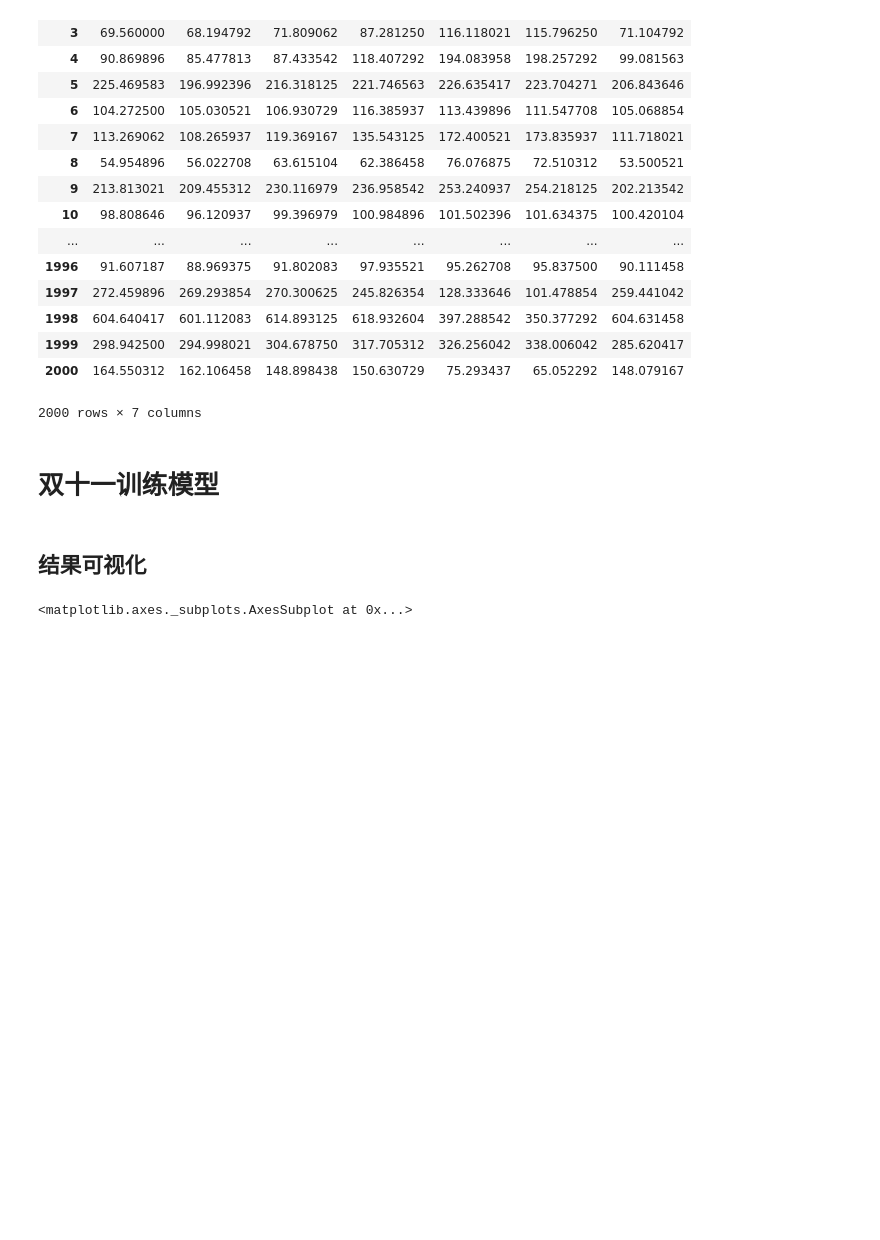
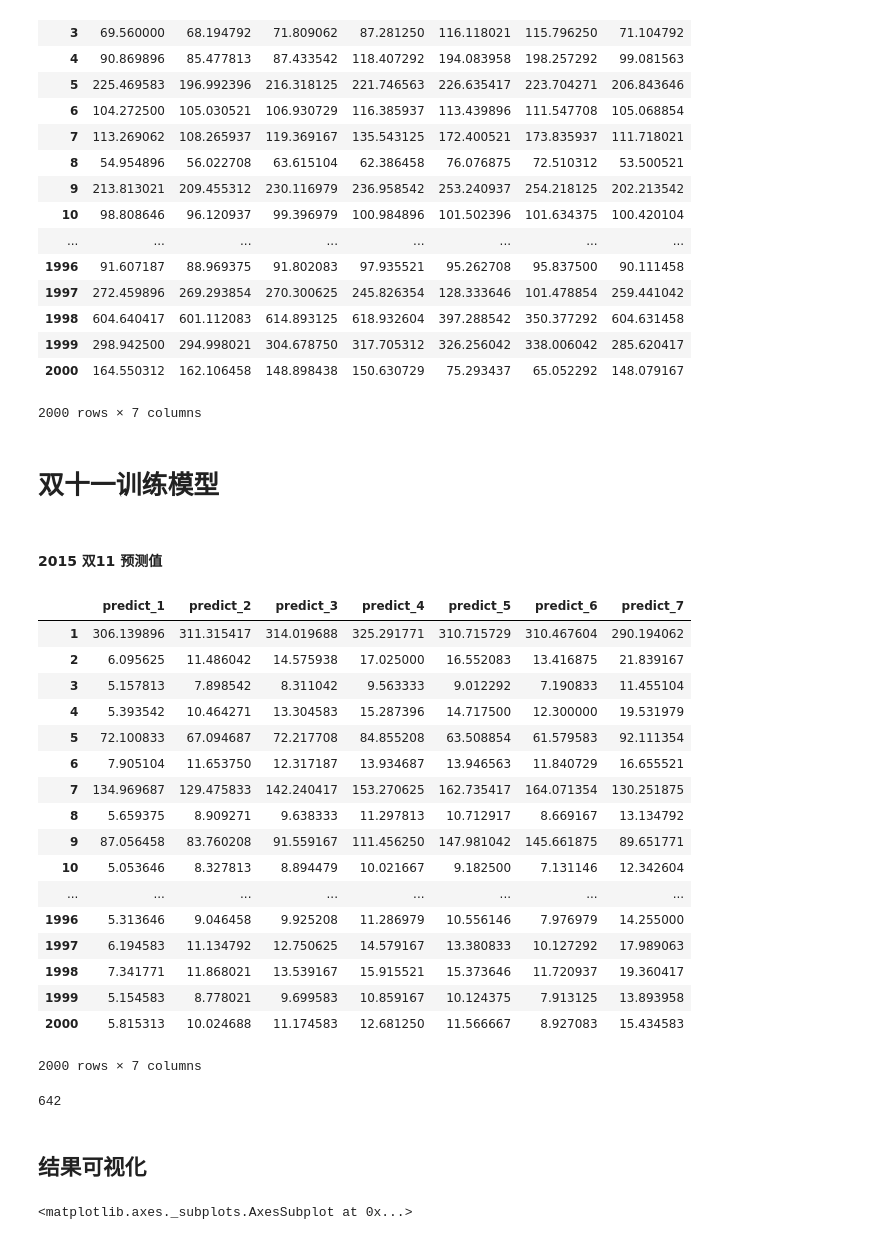
Before and after one commit to wakemeup-xyz/TianChi_IJCAI-17_sales_prediction_code, a Jupyter notebook: regression.ipynb, the cells around one changed output. Cells and saved outputs as stored; diff of their text form; code cells hidden in the pictures; blank space fills up the shorter version.

```diff
--- a/regression.ipynb
+++ b/regression.ipynb
@@ -725,0 +772,35 @@ double11_weekD = shop_info.loc[:,'2015-11-10':'2015-11-16'].copy()
+# %%
+double11_train_x = double11_train_x.join(double11_view_weekA)
+double11_train_x = double11_train_x.join(double11_view_weekB)
+double11_train_x = double11_train_x.join(double11_view_weekC)
+# %%
+double11_train_x = double11_train_x.join(stable_wave_model)
+# %%
+weather_double11 = pd.read_csv('shop_weather_double11.csv',index_col=0)
+double11_train_x = double11_train_x.join(weather_double11.loc[:,'weather_2015-10-20':'weather_2015-11-16'])
+# %% [markdown]
+#### 2015 双11 预测值
+# %%
+double11_predict  = ET.predict(double11_train_x)
+double11_predict = pd.DataFrame(double11_predict,index=range(1,2001),columns=['predict_'+str(i) for i in range(1,8)])
+# %%
+double11_predict
+# %% [output]
+|  | predict_1 | predict_2 | predict_3 | predict_4 | predict_5 | predict_6 | predict_7 |
+| 1 | 306.139896 | 311.315417 | 314.019688 | 325.291771 | 310.715729 | 310.467604 | 290.194062 |
+| 2 | 6.095625 | 11.486042 | 14.575938 | 17.025000 | 16.552083 | 13.416875 | 21.839167 |
+| 3 | 5.157813 | 7.898542 | 8.311042 | 9.563333 | 9.012292 | 7.190833 | 11.455104 |
+| 4 | 5.393542 | 10.464271 | 13.304583 | 15.287396 | 14.717500 | 12.300000 | 19.531979 |
+| 5 | 72.100833 | 67.094687 | 72.217708 | 84.855208 | 63.508854 | 61.579583 | 92.111354 |
+| 6 | 7.905104 | 11.653750 | 12.317187 | 13.934687 | 13.946563 | 11.840729 | 16.655521 |
+| 7 | 134.969687 | 129.475833 | 142.240417 | 153.270625 | 162.735417 | 164.071354 | 130.251875 |
+| 8 | 5.659375 | 8.909271 | 9.638333 | 11.297813 | 10.712917 | 8.669167 | 13.134792 |
+| 9 | 87.056458 | 83.760208 | 91.559167 | 111.456250 | 147.981042 | 145.661875 | 89.651771 |
+| 10 | 5.053646 | 8.327813 | 8.894479 | 10.021667 | 9.182500 | 7.131146 | 12.342604 |
+| ... | ... | ... | ... | ... | ... | ... | ... |
+| 1996 | 5.313646 | 9.046458 | 9.925208 | 11.286979 | 10.556146 | 7.976979 | 14.255000 |
+| 1997 | 6.194583 | 11.134792 | 12.750625 | 14.579167 | 13.380833 | 10.127292 | 17.989063 |
+| 1998 | 7.341771 | 11.868021 | 13.539167 | 15.915521 | 15.373646 | 11.720937 | 19.360417 |
+| 1999 | 5.154583 | 8.778021 | 9.699583 | 10.859167 | 10.124375 | 7.913125 | 13.893958 |
+| 2000 | 5.815313 | 10.024688 | 11.174583 | 12.681250 | 11.566667 | 8.927083 | 15.434583 |
+2000 rows × 7 columns
@@ -725,0 +815,10 @@ double11_weekD = shop_info.loc[:,'2015-11-10':'2015-11-16'].copy()
+# %%
+ids_2015_11_11 = []
+def cal_2015_11_11(x):
+    if pd.to_datetime(x['start_day']).date() < pd.to_datetime('2015-10-20').date():
+        ids_2015_11_11.append(x['shop_id'])
+
+shop_info.apply(lambda x: cal_2015_11_11(x),axis = 1)
+print len(ids_2015_11_11)
+# %% [output]
+642
```
Also changed, not shown: parts of 9 cells of this notebook.
